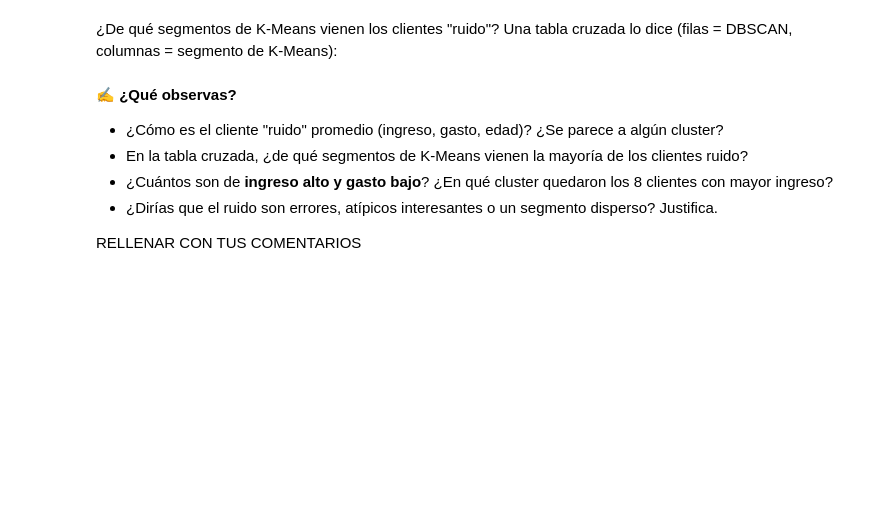
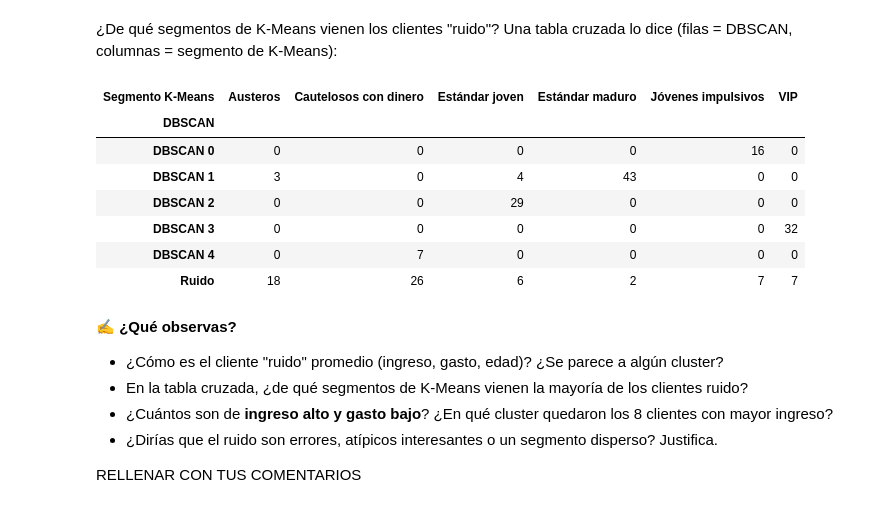
Before and after one commit to mateobortoni-max/aprendizaje-no-supervisado-student-644814, a Jupyter notebook: 02-dbscan/caso_mall.ipynb, the cells around one changed output. Cells and saved outputs as stored; diff of their text form; code cells hidden in the pictures; blank space fills up the shorter version.

```diff
--- a/02-dbscan/caso_mall.ipynb
+++ b/02-dbscan/caso_mall.ipynb
@@ -700,7 +712,19 @@ Empecemos por el perfil de cada cluster y del ruido, en unidades originales:
 # %%
 # 1. grupo_dbscan = np.where(labels_dbscan == -1, 'Ruido', 'DBSCAN ' + labels_dbscan.astype(str))
 # 2. pd.crosstab(grupo_dbscan, segmento_kmeans, rownames=['DBSCAN'], colnames=['Segmento K-Means'])
 # ✍️ Tu código aquí
+
+grupo_dbscan = np.where(labels_dbscan == -1, 'Ruido', 'DBSCAN ' + labels_dbscan.astype(str))
+pd.crosstab(grupo_dbscan, segmento_kmeans, rownames=['DBSCAN'], colnames=['Segmento K-Means'])
+# %% [output]
+| Segmento K-Means | Austeros | Cautelosos con dinero | Estándar joven | Estándar maduro | Jóvenes impulsivos | VIP |
+| DBSCAN |  |  |  |  |  |  |
+| DBSCAN 0 | 0 | 0 | 0 | 0 | 16 | 0 |
+| DBSCAN 1 | 3 | 0 | 4 | 43 | 0 | 0 |
+| DBSCAN 2 | 0 | 0 | 29 | 0 | 0 | 0 |
+| DBSCAN 3 | 0 | 0 | 0 | 0 | 0 | 32 |
+| DBSCAN 4 | 0 | 7 | 0 | 0 | 0 | 0 |
+| Ruido | 18 | 26 | 6 | 2 | 7 | 7 |
 # %%
 # 1. ruido = df[labels_dbscan == -1]
 # 2. Cuenta cuántos clientes del ruido tienen ingreso > 70 y gasto < 40, y cuántos ingreso < 40 y gasto < 40
```
Also changed, not shown: parts of 1 cell of this notebook.
